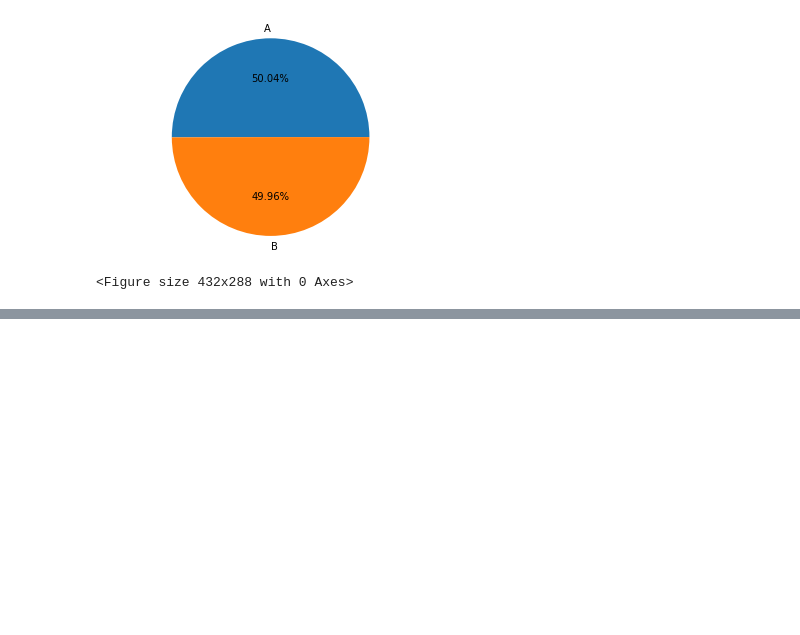
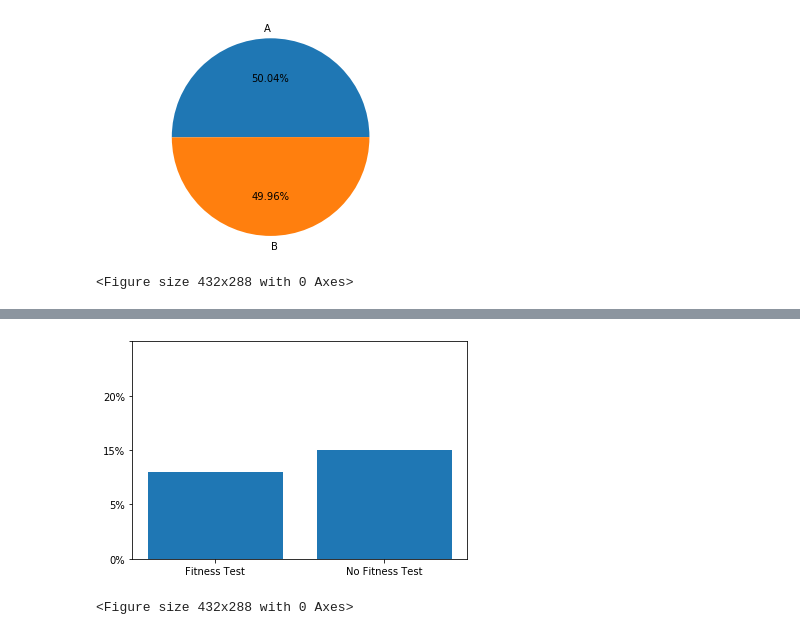
Before and after one commit to Zioq/Gym-Visitor-Data-Analysis-using-a-Funnels-and-Chi2-contingency, a Jupyter notebook: MuscleHub A_B Test Analysis.ipynb, the cells around one changed output, grey strips where cells are left out. Drawn from its saved outputs; the diff is of its cells as text; code cells hidden in the pictures; blank space fills up the shorter version.

```diff
--- a/MuscleHub A_B Test Analysis.ipynb
+++ b/MuscleHub A_B Test Analysis.ipynb
@@ -226,0 +282,2 @@ plt.savefig('ab_test_pie_chart.png')
+# %%
+df['is_member'] = df.purchase_date.apply(lambda x: 'Member' if pd.notnull(x) else 'Not member')
@@ -226,0 +344,3 @@ plt.savefig('ab_test_pie_chart.png')
+# %%
+all_visitor_membership_count = df.groupby(['ab_test_group','is_member']).first_name.count().reset_index()
+all_visitor_membership_count
@@ -226,0 +353,4 @@ plt.savefig('ab_test_pie_chart.png')
+# %%
+# Make pivot table
+all_visitor_membership_pivot = all_visitor_membership_count.pivot(columns = 'is_member', index='ab_test_group', values = 'first_name').reset_index()
+all_visitor_membership_pivot
@@ -226,0 +361,5 @@ plt.savefig('ab_test_pie_chart.png')
+# %%
+# Make more columns to check percentage
+all_visitor_membership_pivot['Total'] = all_visitor_membership_pivot.Member + all_visitor_membership_pivot['Not member']
+all_visitor_membership_pivot['Percentage of Membership'] = all_visitor_membership_pivot.Member / all_visitor_membership_pivot.Total
+all_visitor_membership_pivot
@@ -226,0 +408,13 @@ plt.savefig('ab_test_pie_chart.png')
+# %%
+# Percent of Visitors who Purchase
+ax = plt.subplot()
+plt.bar(range(len(all_visitor_membership_pivot)), all_visitor_membership_pivot['Percentage of Membership'].values)
+ax.set_xticks(range(len(all_visitor_membership_pivot)))
+ax.set_xticklabels(['Fitness Test', 'No Fitness Test'])
+ax.set_yticks([0, 0.05, 0.10, 0.15, 0.20])
+ax.set_yticklabels(['0%', '5%', '15%', '20%'])
+plt.show()
+plt.savefig('percent_all_visitors_purchase_barchart.png')
+# %% [output]
+[figure, added]
+<Figure size 432x288 with 0 Axes>
```
Also changed, not shown: parts of 26 cells of this notebook, 3 other files.
